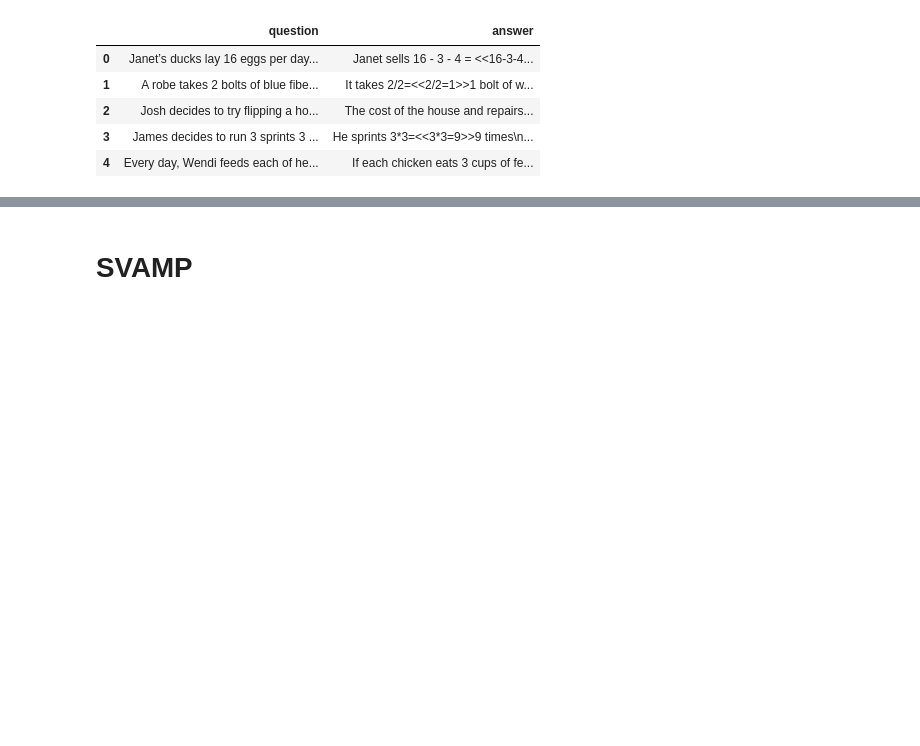
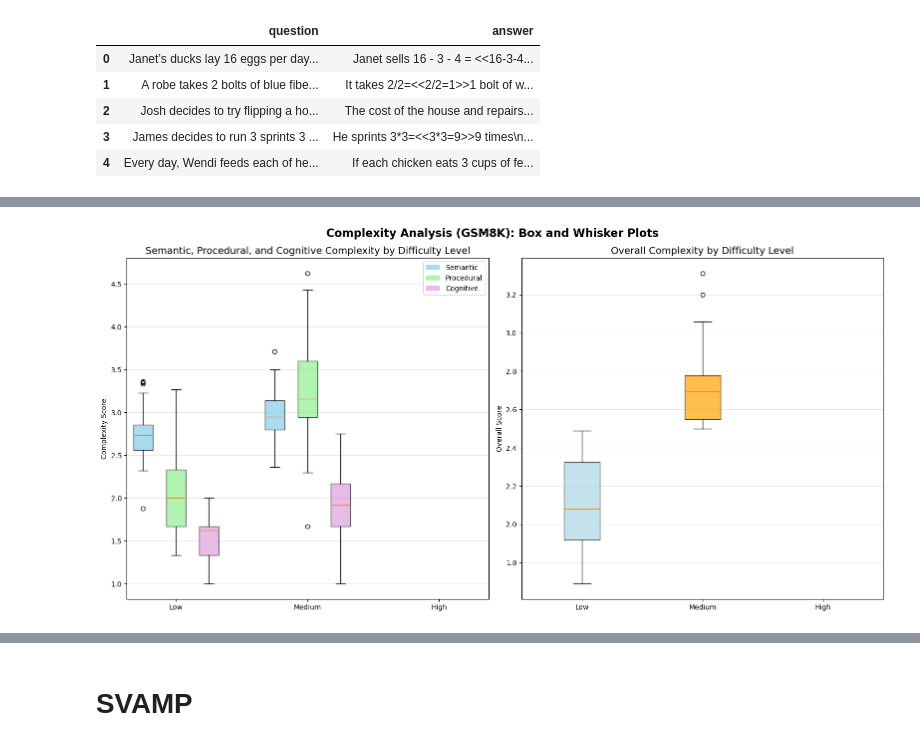
Before and after one commit to SauravK12/Compsci_703, a Jupyter notebook: 703_task.ipynb, the cells around one changed output, grey strips where cells are left out. Cells and saved outputs as stored; diff of their text form; code cells hidden in the pictures; blank space fills up the shorter version.

```diff
--- a/703_task.ipynb
+++ b/703_task.ipynb
@@ -34,5 +813,9 @@ def convert_parquet_to_csv(parquet_file, csv_file=None):
 # %% [markdown]
 # GSM8K
+# %%
+def extract_final_answer(answer_str):
+    match = re.search(r'####\s*(-?\d+(?:\.\d+)?)', answer_str)
+    return int(match.group(1)) if match else None
 # %%
 train_gsm8k = pd.read_csv("train-gsm8k.csv")
 train_gsm8k.head()
@@ -53,3 +836,6 @@ test_gsm8k.head()
 | 2 | Josh decides to try flipping a ho... | The cost of the house and repairs... |
 | 3 | James decides to run 3 sprints 3 ... | He sprints 3*3=<<3*3=9>>9 times\n... |
 | 4 | Every day, Wendi feeds each of he... | If each chicken eats 3 cups of fe... |
+# %%
+gsm8k = pd.concat([train_gsm8k,test_gsm8k ],axis =0).reset_index(drop=True)
+gsm8k.head()
@@ -55,0 +849,5 @@ test_gsm8k.head()
+# %%
+gsm8k_df,results_gsm8k = analyse_math_dataset(dataset_path="",data = gsm8k)
+gsm8k_df["Answers"] = gsm8k["answer"].apply(extract_final_answer)
+gsm8k_df["Answers"] = gsm8k_df["Answers"].astype(int)
+gsm8k_df.head()
@@ -55,0 +866,4 @@ test_gsm8k.head()
+# %%
+low_gsm8k = gsm8k_df[gsm8k_df["overall_complexity"] == "Low"].sample(50, random_state=42)
+med_gsm8k = gsm8k_df[gsm8k_df["overall_complexity"] == "Medium"].sample(50, random_state=42)
+gsm8k_sample = pd.concat([low_gsm8k, med_gsm8k], axis=0).reset_index(drop=True)
@@ -55,0 +879,81 @@ test_gsm8k.head()
+# %%
+# To plot the distribution of gsm8k data
+
+df = pd.DataFrame(gsm8k_sample)
+
+def score_to_category(score):
+    if score < 2.5:
+        return "Low"
+    elif score < 3.75:
+        return "Medium"
+    else:
+        return "High"
+
+# Create difficulty level based on overall_score
+df['difficulty_level'] = df['overall_score'].apply(score_to_category)
+
+# Create figure with 2 subplots side by side
+fig, axes = plt.subplots(1, 2, figsize=(16, 8))
+fig.suptitle('Complexity Analysis (GSM8K): Box and Whisker Plots', fontsize=16, fontweight='bold')
+
+# Define colors for difficulty levels
+colors = {'Low': 'lightblue', 'Medium': 'orange', 'High': 'lightcoral'}
+difficulty_levels = ['Low', 'Medium', 'High']
+
+# Plot 1: Semantic, Procedural, and Cognitive Complexity by Difficulty Level
+ax1 = axes[0]
+
+# Prepare data for grouped box plot
+semantic_by_difficulty = [df[df['difficulty_level'] == level]['semantic_score'].values
+                         for level in difficulty_levels]
+procedural_by_difficulty = [df[df['difficulty_level'] == level]['procedural_score'].values
+                           for level in difficulty_levels]
+cognitive_by_difficulty = [df[df['difficulty_level'] == level]['cognitive_score'].values
+                          for level in difficulty_levels]
+
+# Create positions for grouped boxes
+positions_semantic = [1, 5, 9]
+positions_procedural = [2, 6, 10]
+positions_cognitive = [3, 7, 11]
+
+# Plot the three complexity types
+bp1 = ax1.boxplot(semantic_by_difficulty, positions=positions_semantic, widths=0.6,
+                  patch_artist=True, boxprops=dict(facecolor='skyblue', alpha=0.7))
+bp2 = ax1.boxplot(procedural_by_difficulty, positions=positions_procedural, widths=0.6,
+                  patch_artist=True, boxprops=dict(facecolor='lightgreen', alpha=0.7))
+bp3 = ax1.boxplot(cognitive_by_difficulty, positions=positions_cognitive, widths=0.6,
+                  patch_artist=True, boxprops=dict(facecolor='plum', alpha=0.7))
+
+# Customize first plot
+ax1.set_title('Semantic, Procedural, and Cognitive Complexity by Difficulty Level', fontsize=14)
+ax1.set_ylabel('Complexity Score')
+ax1.set_xticks([2, 6, 10])
+ax1.set_xticklabels(difficulty_levels)
+ax1.grid(axis='y', alpha=0.3)
+
+# Add legend
+from matplotlib.patches import Patch
+legend_elements = [Patch(facecolor='skyblue', alpha=0.7, label='Semantic'),
+                  Patch(facecolor='lightgreen', alpha=0.7, label='Procedural'),
+                  Patch(facecolor='plum', alpha=0.7, label='Cognitive')]
+ax1.legend(handles=legend_elements, loc='upper right')
+
+# Plot 2: Overall Complexity by Difficulty Level
+ax2 = axes[1]
+overall_by_difficulty = [df[df['difficulty_level'] == level]['overall_score'].values
+                        for level in difficulty_levels]
+
+bp4 = ax2.boxplot(overall_by_difficulty, labels=difficulty_levels, patch_artist=True)
+for patch, color in zip(bp4['boxes'], [colors[level] for level in difficulty_levels]):
+    patch.set_facecolor(color)
+    patch.set_alpha(0.7)
+
+ax2.set_title('Overall Complexity by Difficulty Level', fontsize=14)
+ax2.set_ylabel('Overall Score')
+ax2.grid(axis='y', alpha=0.3)
+
+plt.tight_layout()
+plt.savefig("gsm8k.png")
+plt.show()
+# %% [output]
+[figure, added]
```
Also changed, not shown: parts of 34 cells of this notebook.
